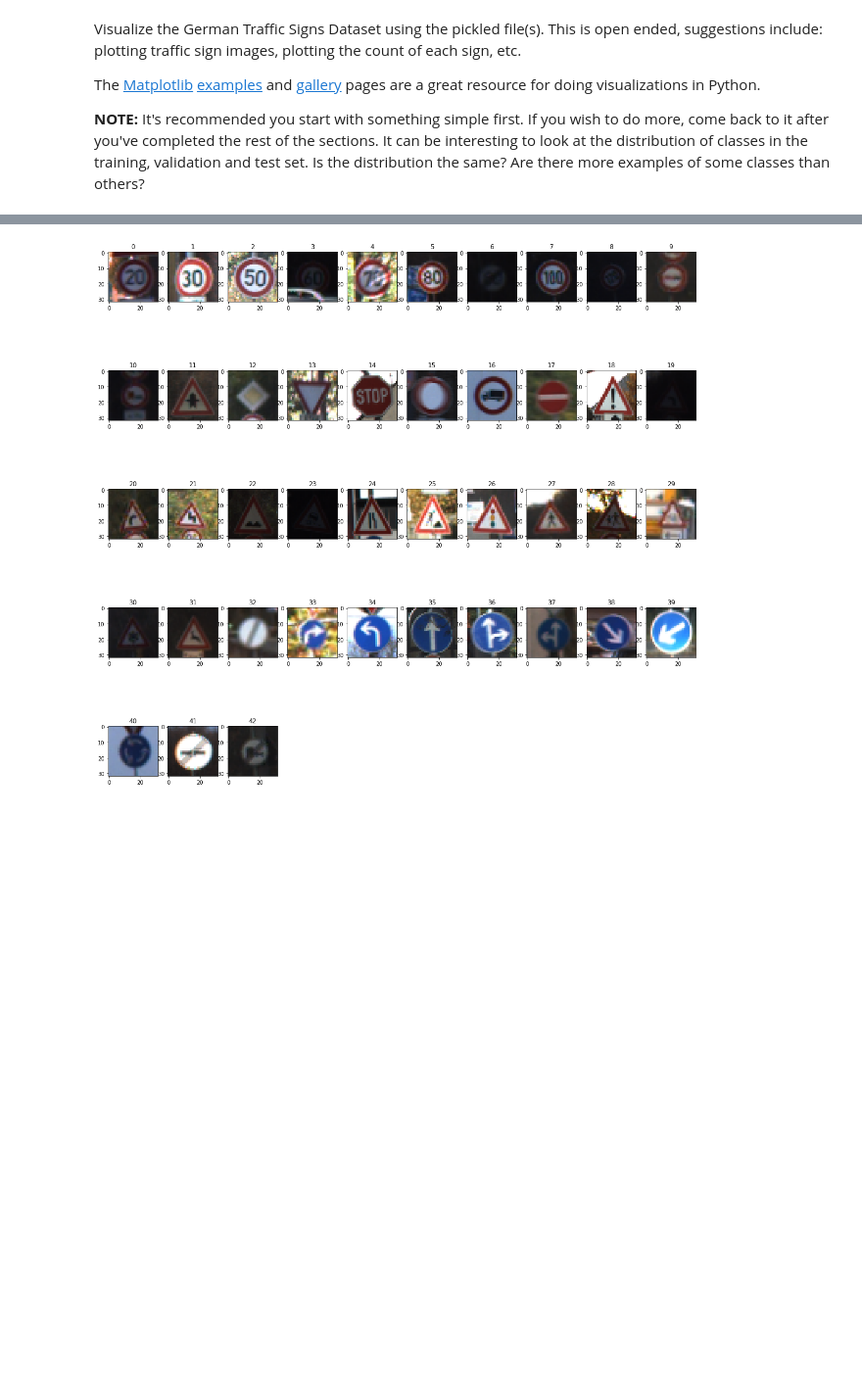
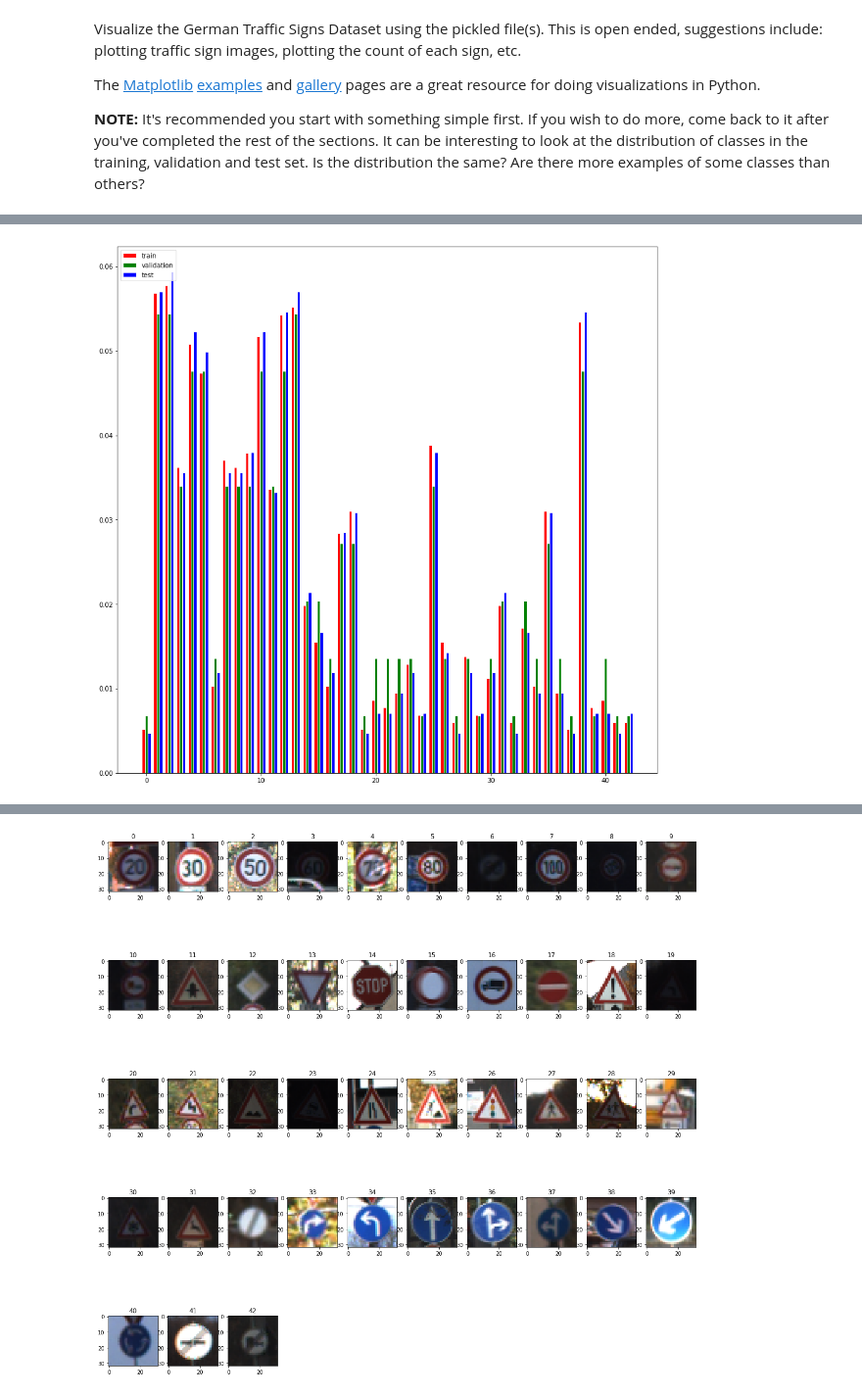
Before and after one commit to DongzhenHuangfu/CarND-Traffic-Sign-Classifier-Project, a Jupyter notebook: Traffic_Sign_Classifier.ipynb, the cells around one changed output, grey strips where cells are left out. Shown at 98% size. Drawn from its saved outputs; the diff is of its cells as text; code cells hidden in the pictures; blank space fills up the shorter version.

Commit message:
list the data in picture and in table

```diff
--- a/Traffic_Sign_Classifier.ipynb
+++ b/Traffic_Sign_Classifier.ipynb
@@ -111,0 +112,29 @@ print(y_train[index])
+# %%
+### show the data in picture
+import copy
+def datacount(data):
+    number = []
+    count = copy.deepcopy(data)
+    count.sort()
+    count = list(count)
+    for i in range(42):
+        a = count.index(i+1)-count.index(i)
+        number.append(a/len(count))
+
+    a = len(count)-count.index(42)
+    number.append(a/len(count))
+    return number
+
+signs = np.arange(43)
+plt.figure(figsize=(15,15))
+percent_train = datacount(y_train)
+percent_valid = datacount(y_valid)
+percent_test = datacount(y_test)
+plt.bar(signs-0.25, percent_train, width = 0.25, fc = 'r', edgecolor = 'white', label='train', lw=1)
+plt.bar(signs, percent_valid, width = 0.25, fc = 'g', edgecolor = 'white', label='validation', lw=1)
+plt.bar(signs+0.25, percent_test, width = 0.25, fc = 'b', edgecolor = 'white', label='test', lw=1)
+plt.legend(loc="upper left")
+plt.savefig('./examples/data_bar.jpg')
+plt.show()
+# %% [output]
+[figure, added]
```
Also changed, not shown: parts of 3 cells of this notebook, 2 other files.
